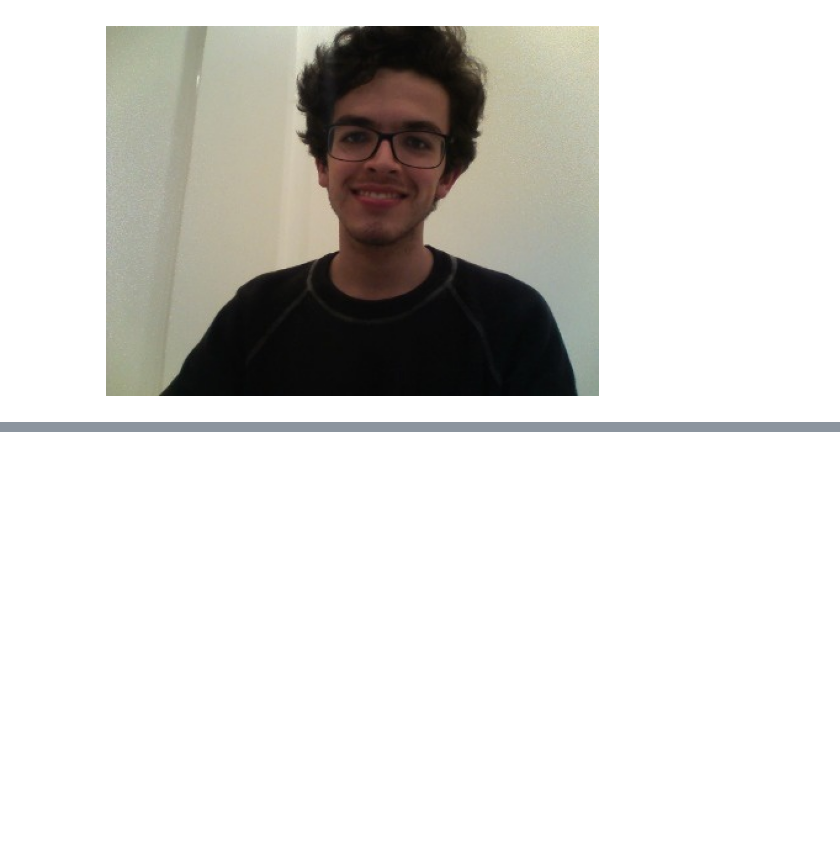
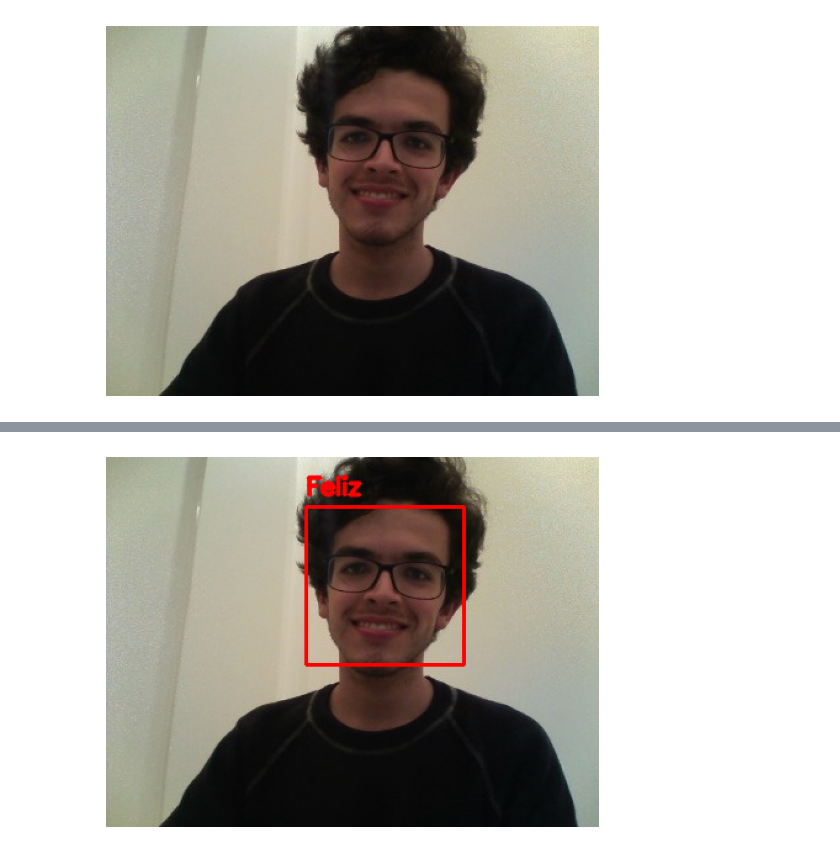
Before and after one commit to danielcasanova12/CNN_FER-Facial_Expression_Recognition, a Jupyter notebook: fer.ipynb, the cells around one changed output, grey strips where cells are left out. Saved outputs shown, nothing was run; the diff lists cells and outputs as text; code cells hidden in the pictures; blank space fills up the shorter version.

```diff
--- a/fer.ipynb
+++ b/fer.ipynb
@@ -64,8 +62,8 @@ else:
 Imagem carregada com sucesso! Dimensões: (300, 400, 3)
 [figure]
 # %%
-cascade_faces = "./Material/Material/haarcascade_frontalface_default.xml"
-caminho_modelo = "./Material/Material/modelo_01_expressoes.keras"
+cascade_faces = "./haarcascade_frontalface_default.xml"
+caminho_modelo = "./modelo_01_expressoes.keras"
 face_detection = cv2.CascadeClassifier(cascade_faces)
 classificador_emocoes =  tf.keras.models.load_model(caminho_modelo)
 expressoes = ["Raiva", "Nojo", "Medo", "Feliz", "Triste", "Surpreso", "Neutro"]
@@ -134,8 +204,10 @@ label
 # %%
 cv2.putText(original, label, (162, 40 - 10), cv2.FONT_HERSHEY_SIMPLEX, 0.65,
             (0, 0, 255), 2, cv2.LINE_AA)
 cv2.rectangle(original, (162, 40), (162 + 128, 40 + 128), (0, 0, 255), 2)
-cv2_imshow(original)
+show_image_with_matplotlib(original)
+# %% [output]
+[figure, added]
 # %%
 probabilidades = np.ones((250,300,3), dtype= 'uint8') * 255
 probabilidades
```
Also changed, not shown: parts of 27 cells of this notebook, 1 other file.
